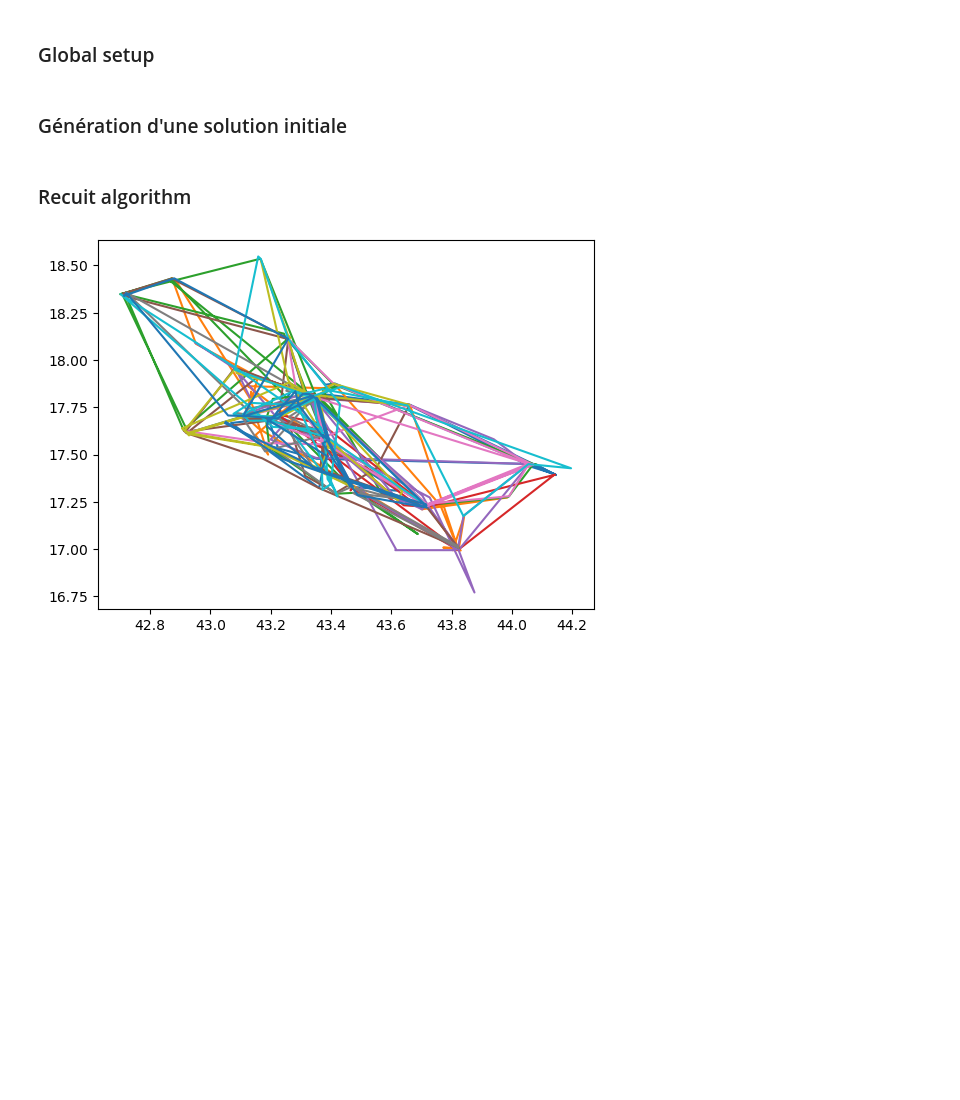
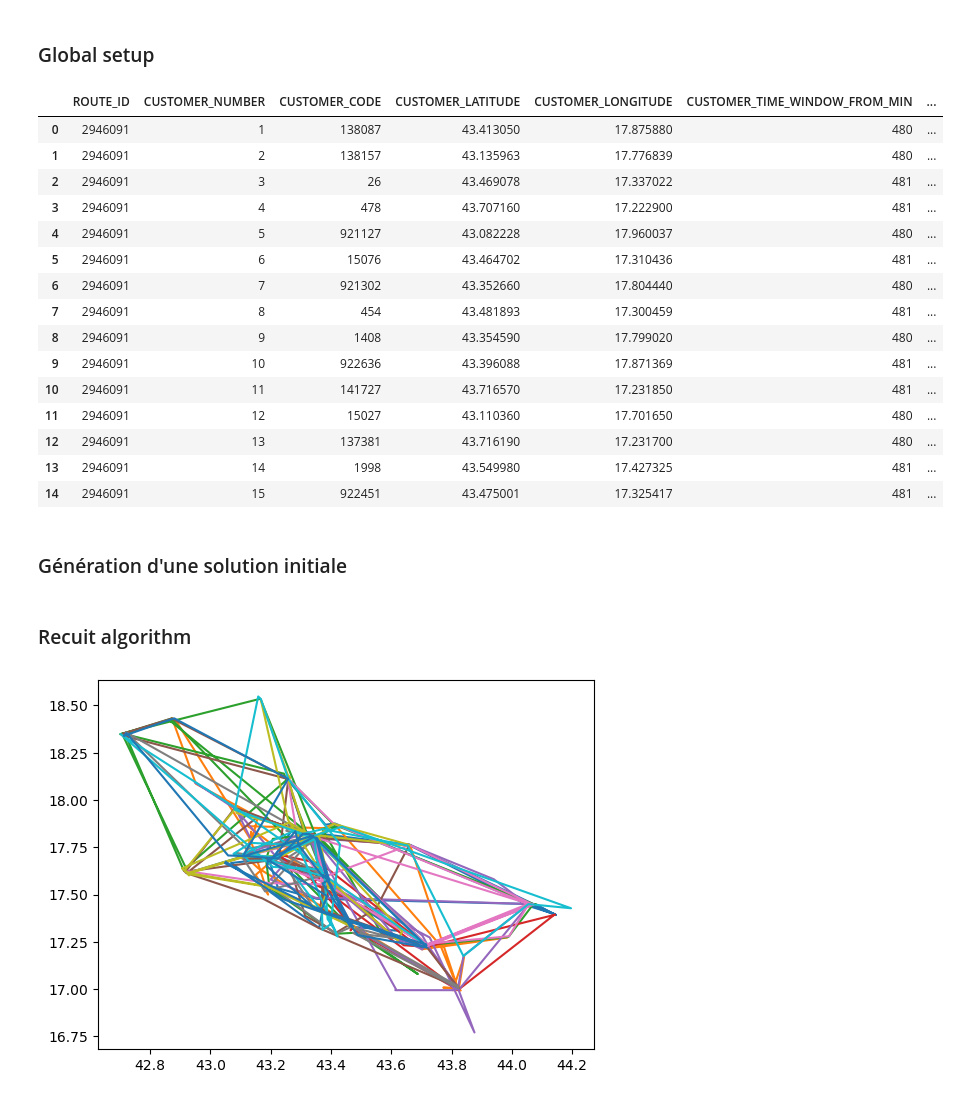
Before and after one commit to benoitlx/vehicle-routing-problem, a Jupyter notebook: Algo/fil_rouge.ipynb, the cells around one changed output. Saved outputs shown, nothing was run; the diff lists cells and outputs as text; code cells hidden in the pictures; blank space fills up the shorter version.

Commit message:
petite bdd recuit

```diff
--- a/Algo/fil_rouge.ipynb
+++ b/Algo/fil_rouge.ipynb
@@ -13,6 +13,25 @@ prefix = '../Data/'
 # %%
 cust_file = '2_detail_table_customers.xls'
 df_custs = pd.read_excel(prefix + cust_file)
+df_petit = df_custs.iloc[0:15]
+df_petit
+# %% [output]
+|  | ROUTE_ID | CUSTOMER_NUMBER | CUSTOMER_CODE | CUSTOMER_LATITUDE | CUSTOMER_LONGITUDE | CUSTOMER_TIME_WINDOW_FROM_MIN | ... |
+| 0 | 2946091 | 1 | 138087 | 43.413050 | 17.875880 | 480 | ... |
+| 1 | 2946091 | 2 | 138157 | 43.135963 | 17.776839 | 480 | ... |
+| 2 | 2946091 | 3 | 26 | 43.469078 | 17.337022 | 481 | ... |
+| 3 | 2946091 | 4 | 478 | 43.707160 | 17.222900 | 481 | ... |
+| 4 | 2946091 | 5 | 921127 | 43.082228 | 17.960037 | 480 | ... |
+| 5 | 2946091 | 6 | 15076 | 43.464702 | 17.310436 | 481 | ... |
+| 6 | 2946091 | 7 | 921302 | 43.352660 | 17.804440 | 480 | ... |
+| 7 | 2946091 | 8 | 454 | 43.481893 | 17.300459 | 481 | ... |
+| 8 | 2946091 | 9 | 1408 | 43.354590 | 17.799020 | 480 | ... |
+| 9 | 2946091 | 10 | 922636 | 43.396088 | 17.871369 | 481 | ... |
+| 10 | 2946091 | 11 | 141727 | 43.716570 | 17.231850 | 481 | ... |
+| 11 | 2946091 | 12 | 15027 | 43.110360 | 17.701650 | 480 | ... |
+| 12 | 2946091 | 13 | 137381 | 43.716190 | 17.231700 | 480 | ... |
+| 13 | 2946091 | 14 | 1998 | 43.549980 | 17.427325 | 481 | ... |
+| 14 | 2946091 | 15 | 922451 | 43.475001 | 17.325417 | 481 | ... |
 # %%
 vehicles_file = '3_detail_table_vehicles.xls'
 df_vehicles = pd.read_excel(prefix + vehicles_file)
```
